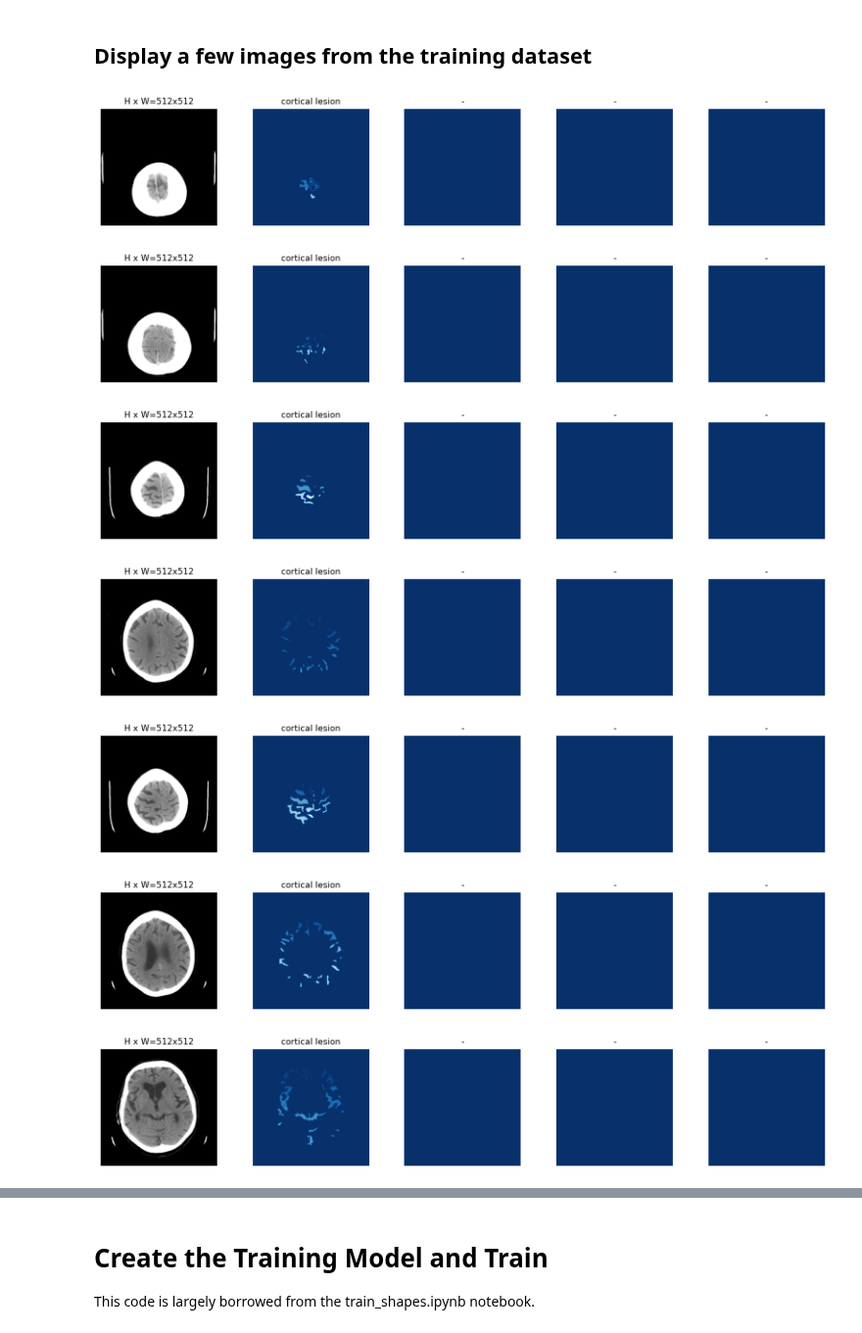
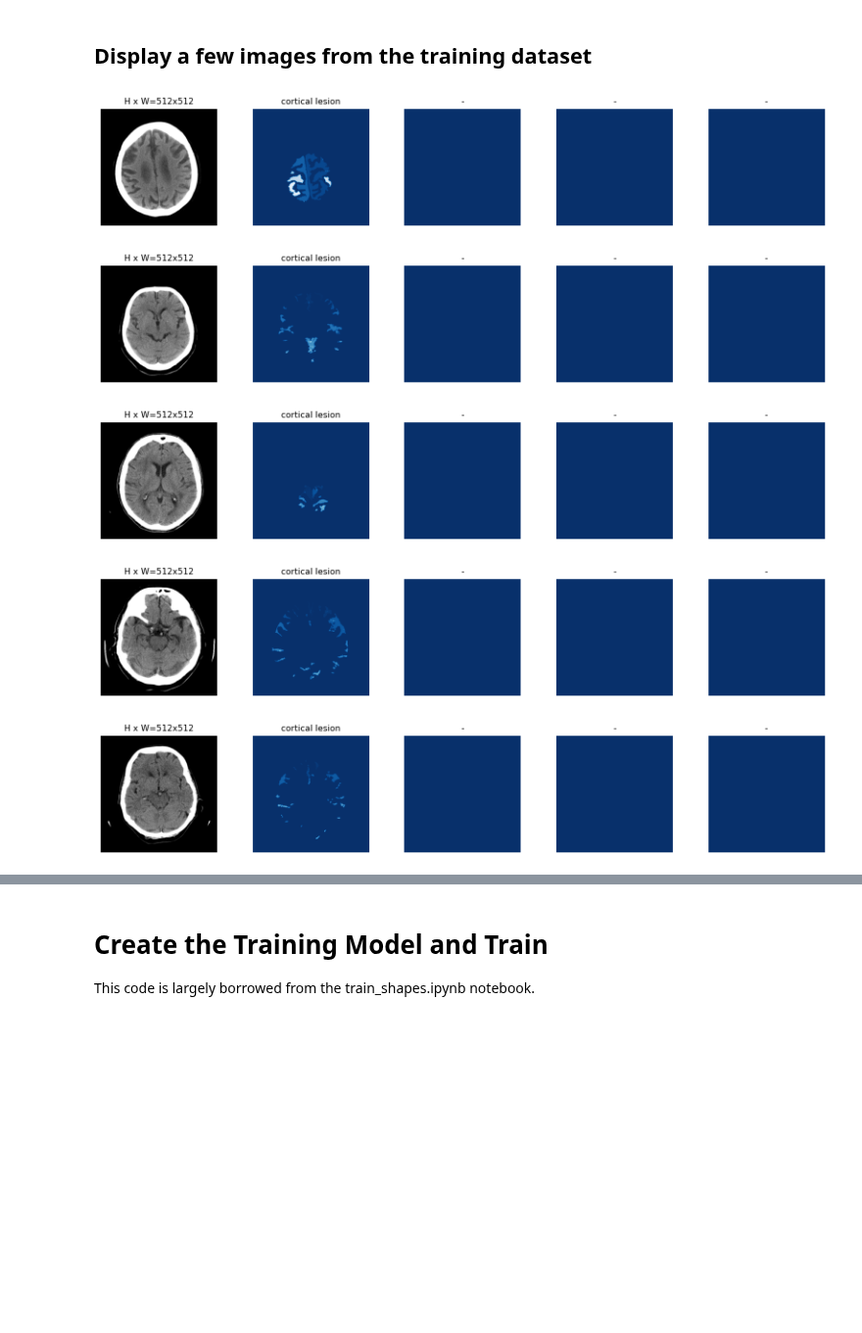
Before and after one commit to BlonskiP/Computer_vision_medical_images, a Jupyter notebook: MaskRCNN_TrainAndInference.ipynb, the cells around one changed output, grey strips where cells are left out. Shown at 98% size. Saved outputs shown, nothing was run; the diff lists cells and outputs as text; code cells hidden in the pictures; blank space fills up the shorter version.

```diff
--- a/MaskRCNN_TrainAndInference.ipynb
+++ b/MaskRCNN_TrainAndInference.ipynb
@@ -153,10 +154,10 @@ class CocoLikeDataset(utils.Dataset):
         annotations = {}
         for annotation in coco_json['annotations']:
             image_id = annotation['image_id']
+
             if image_id not in annotations:
                 annotations[image_id] = []
             annotations[image_id].append(annotation)
-
         # Get all images and add them to the dataset
         seen_images = {}
         for image in coco_json['images']:
@@ -173,11 +174,11 @@ class CocoLikeDataset(utils.Dataset):
                     print("Warning: Skipping image (id: {}) with missing key: {}".format(image_id, key))
 
                 image_path = os.path.abspath(os.path.join(images_dir, image_file_name))
-                print(image_path)
-                image_annotations = annotations[image_id]
-
-                # Add the image using the base method from utils.Dataset
-                self.add_image(
+                try:
+                    image_annotations = annotations[image_id]
+                except KeyError as key:
+                    print("Warning: Skipping image with no annotaiton {} \n".format(image_id,key),image_path)
+                    self.add_image(
                     source=source_name,
                     image_id=image_id,
                     path=image_path,
@@ -185,6 +186,8 @@ class CocoLikeDataset(utils.Dataset):
                     height=image_height,
                     annotations=image_annotations
                 )
+                # Add the image using the base method from utils.Dataset
+
 
     def load_mask(self, image_id):
         """ Load instance masks for the given image.
@@ -252,17 +255,16 @@ C:\Users\Wilk-PC\Computer_vision_medical_images\data\lesion\val\P001.10019.bmp
 # %% [markdown]
 ## Display a few images from the training dataset
 # %%
+import random
 dataset = dataset_train
-image_ids = range(10)
+image_ids = range(5)
 for image_id in image_ids:
     image = dataset.load_image(image_id)
     mask, class_ids = dataset.load_mask(image_id)
     visualize.display_top_masks(image, mask, class_ids, dataset.class_names)
 # %% [output]
-[figure, old version]
+[figure, new version]
-[figure, old version]
+[figure, new version]
-[figure, old version]
+[figure, new version]
-[figure, old version]
+[figure, new version]
-[figure, old version]
+[figure, new version]
-[figure, removed]
-[figure, removed]
```
Also changed, not shown: parts of 10 cells of this notebook, 9 other files.
